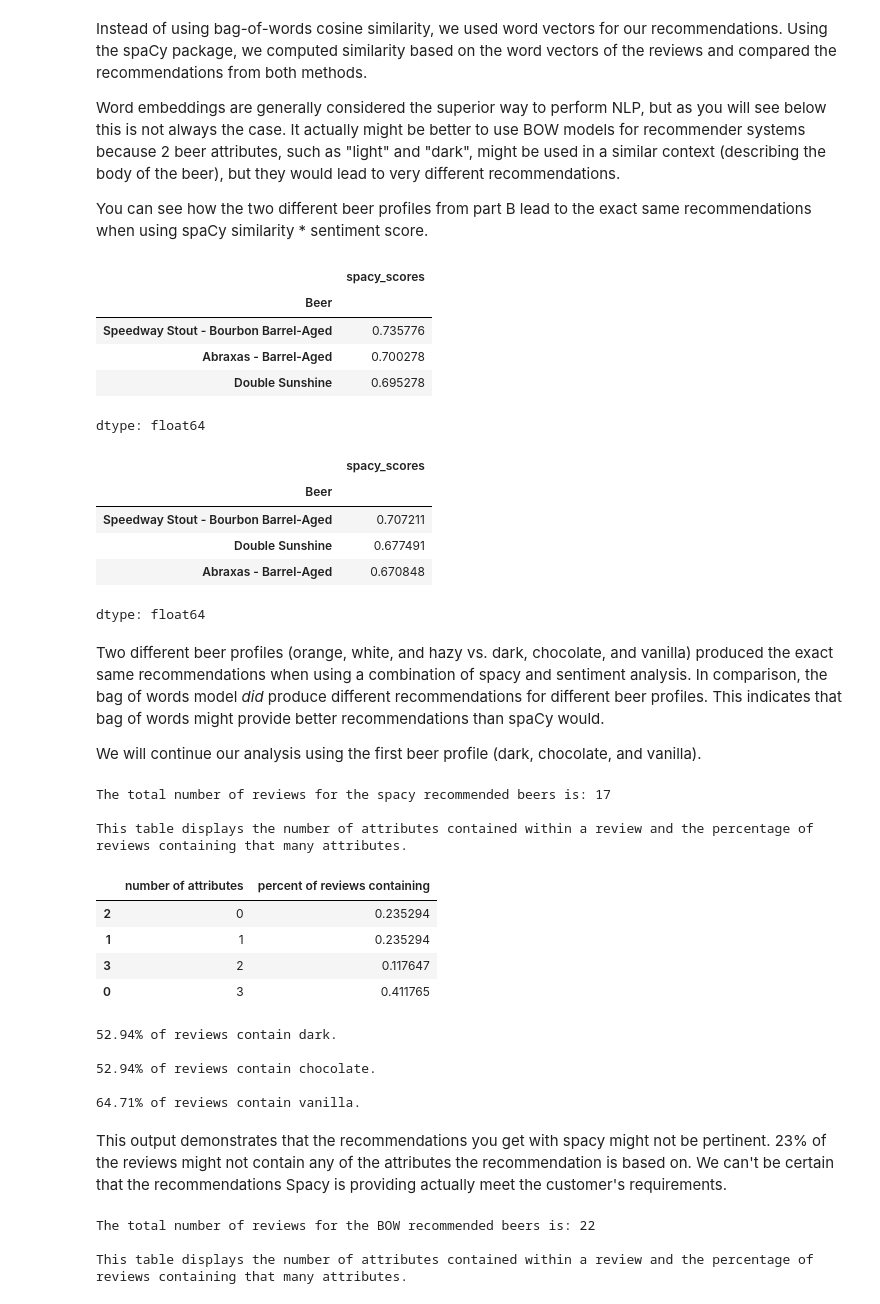
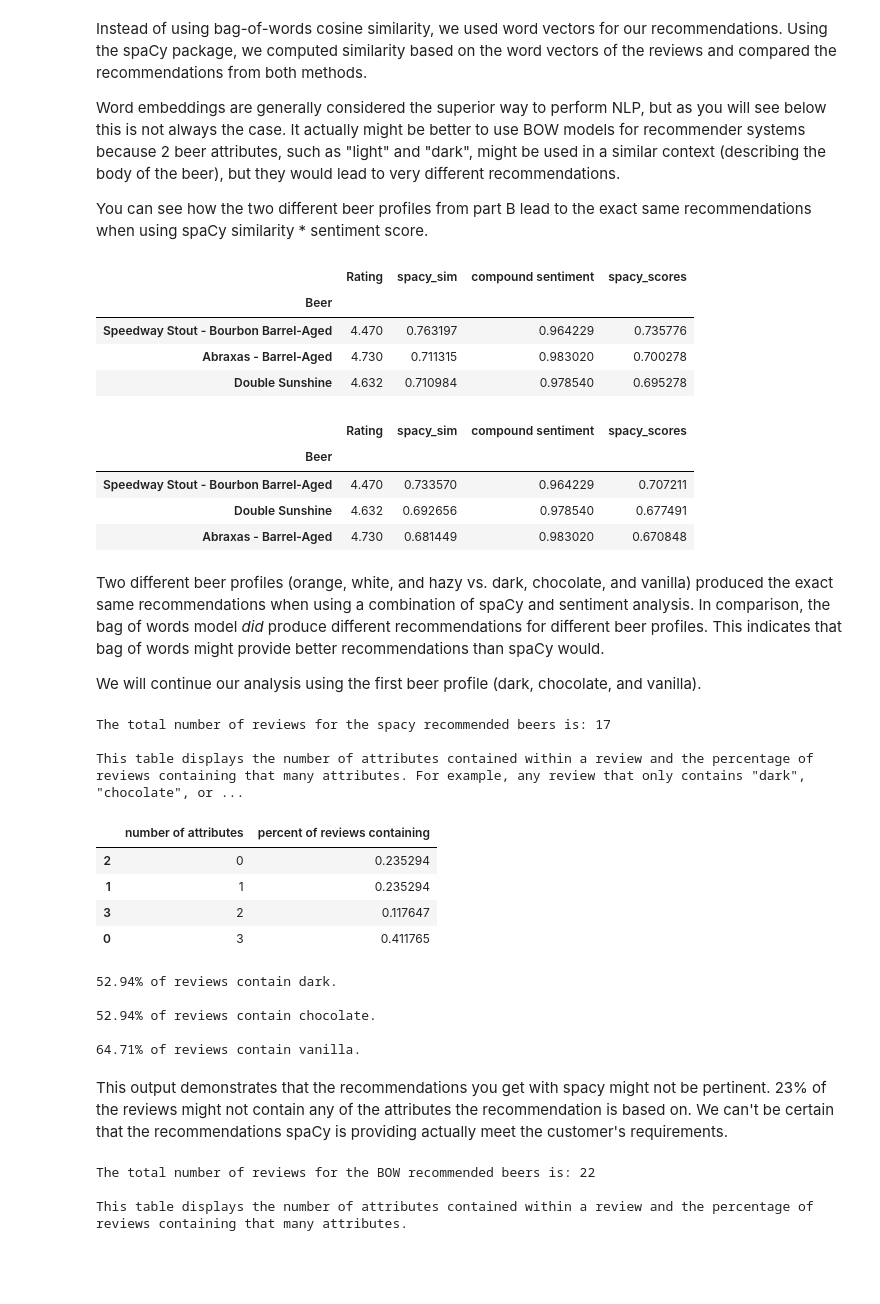
Before and after one commit to femkemunting/mis284n_assignment_2, a Jupyter notebook: assignment2.ipynb, the cells around one changed output. Saved outputs shown, nothing was run; the diff lists cells and outputs as text; code cells hidden in the pictures; blank space fills up the shorter version.

Commit message:
Finished part G, updated part E and F to include larger table with rating and components of scores, and added a conclusion

```diff
--- a/assignment2.ipynb
+++ b/assignment2.ipynb
@@ -951,40 +965,40 @@ You can see how the two different beer profiles from part B lead to the exact sa
 
 import spacy
 import pandas as pandas
 import os
 import sys
 import contextlib
 
 with open(os.devnull, "w") as f, contextlib.redirect_stdout(f):
     !python -m spacy download en_core_web_md
 
 nlp = spacy.load('en_core_web_md')
 
 # attribute_doc = nlp('orange, hazy, white')
 attribute_doc = nlp("dark, chocolate, vanilla")
 
 spacy_similarities = []
 
 df = pd.read_csv("data/reduced_length.csv")
 
 for i in range(len(df)):
     review = nlp(df.loc[i, "Review"])
     spacy_similarities.append(review.similarity(attribute_doc))
 
 # create recommendations based on word embeddings and sentiment analysis
 spacy_df_1 = df
 spacy_df_1["spacy_sim"] = spacy_similarities
+spacy_df_1['compound sentiment'] = sentiment_scores['compound']
 spacy_df_1['spacy_scores'] = spacy_df_1['spacy_sim'] * sentiment_scores['compound']
 
-top_beers_spacy_1 = spacy_df_1.groupby(["Beer"])["spacy_scores"].mean().sort_values(ascending = False)[:3]
+top_beers_spacy_1 = spacy_df_1.groupby(["Beer"])[['Rating', 'spacy_sim', 'compound sentiment', 'spacy_scores']].mean().sort_values(by='spacy_scores', ascending = False)[:3]
 top_beers_spacy_1
 # %% [output]
-|  | spacy_scores |
-| Beer |  |
-| Speedway Stout - Bourbon Barrel-Aged | 0.735776 |
-| Abraxas - Barrel-Aged | 0.700278 |
-| Double Sunshine | 0.695278 |
+|  | Rating | spacy_sim | compound sentiment | spacy_scores |
+| Beer |  |  |  |  |
+| Speedway Stout - Bourbon Barrel-Aged | 4.470 | 0.763197 | 0.964229 | 0.735776 |
+| Abraxas - Barrel-Aged | 4.730 | 0.711315 | 0.983020 | 0.700278 |
+| Double Sunshine | 4.632 | 0.710984 | 0.978540 | 0.695278 |
-dtype: float64
 # %%
 # implemented as below to keep Python from outputting "requirements met" notifications. The en_core_web_md does not need to be downloaded each
 # time if running locally
@@ -1004,19 +1018,19 @@ for i in range(len(df)):
 # create recommendations based on word embeddings and sentiment analysis
 spacy_df_2 = df
 spacy_df_2["spacy_sim"] = spacy_similarities
+spacy_df_2['compound sentiment'] = sentiment_scores['compound']
 spacy_df_2['spacy_scores'] = spacy_df_2['spacy_sim'] * sentiment_scores['compound']
 
-top_beers_spacy_2 = spacy_df_2.groupby(["Beer"])["spacy_scores"].mean().sort_values(ascending = False)[:3]
+top_beers_spacy_2 = spacy_df_2.groupby(["Beer"])[['Rating', 'spacy_sim', 'compound sentiment', 'spacy_scores']].mean().sort_values(by='spacy_scores', ascending = False)[:3]
 top_beers_spacy_2
 # %% [output]
-|  | spacy_scores |
-| Beer |  |
-| Speedway Stout - Bourbon Barrel-Aged | 0.707211 |
-| Double Sunshine | 0.677491 |
-| Abraxas - Barrel-Aged | 0.670848 |
+|  | Rating | spacy_sim | compound sentiment | spacy_scores |
+| Beer |  |  |  |  |
+| Speedway Stout - Bourbon Barrel-Aged | 4.470 | 0.733570 | 0.964229 | 0.707211 |
+| Double Sunshine | 4.632 | 0.692656 | 0.978540 | 0.677491 |
+| Abraxas - Barrel-Aged | 4.730 | 0.681449 | 0.983020 | 0.670848 |
-dtype: float64
 # %% [markdown]
-Two different beer profiles (orange, white, and hazy vs. dark, chocolate, and vanilla) produced the exact same recommendations when using a combination of spacy and sentiment analysis. In comparison, the bag of words model *did* produce different recommendations for different beer profiles. This indicates that bag of words might provide better recommendations than spaCy would.
+Two different beer profiles (orange, white, and hazy vs. dark, chocolate, and vanilla) produced the exact same recommendations when using a combination of spaCy and sentiment analysis. In comparison, the bag of words model *did* produce different recommendations for different beer profiles. This indicates that bag of words might provide better recommendations than spaCy would.
 
 We will continue our analysis using the first beer profile (dark, chocolate, and vanilla).
 # %%
@@ -1034,7 +1048,7 @@ contains_attr3 = spacy_beers_df["Review"].str.lower().str.contains('vanilla')
 num_attributes = contains_attr1.astype(int) + contains_attr2.astype(int) + contains_attr3.astype(int)
 perc_attributes = num_attributes.value_counts() / len(spacy_beers_df)
 perc_attributes = perc_attributes.reset_index().rename(columns = {'Review':'number of attributes', 'count':'percent of reviews containing'}).sort_values(by = 'number of attributes')
-print('\nThis table displays the number of attributes contained within a review and the percentage of reviews containing that many attributes.')
+print('\nThis table displays the number of attributes contained within a review and the percentage of reviews containing that many attributes. For example, any review that only contains "dark", "chocolate", or "vanilla", would only have one attribute.')
 display(perc_attributes)
 
 print(f'\n{round(contains_attr1.mean() * 100, 2)}% of reviews contain dark.')
@@ -1043,7 +1057,7 @@ print(f'\n{round(contains_attr3.mean() * 100, 2)}% of reviews contain vanilla.')
 # %% [output]
 The total number of reviews for the spacy recommended beers is: 17
 
-This table displays the number of attributes contained within a review and the percentage of reviews containing that many attributes.
+This table displays the number of attributes contained within a review and the percentage of reviews containing that many attributes. For example, any review that only contains "dark", "chocolate", or ...
 |  | number of attributes | percent of reviews containing |
 | 2 | 0 | 0.235294 |
 | 1 | 1 | 0.235294 |
@@ -1055,7 +1069,7 @@ This table displays the number of attributes contained within a review and the p
 
 64.71% of reviews contain vanilla.
 # %% [markdown]
-This output demonstrates that the recommendations you get with spacy might not be pertinent. 23% of the reviews might not contain any of the attributes the recommendation is based on. We can't be certain that the recommendations Spacy is providing actually meet the customer's requirements.
+This output demonstrates that the recommendations you get with spacy might not be pertinent. 23% of the reviews might not contain any of the attributes the recommendation is based on. We can't be certain that the recommendations spaCy is providing actually meet the customer's requirements.
 # %%
 bow_3_beers = df[df["Beer"].isin(top_3_bow)]
 
```
Also changed, not shown: parts of 13 cells of this notebook, 7 other files.
